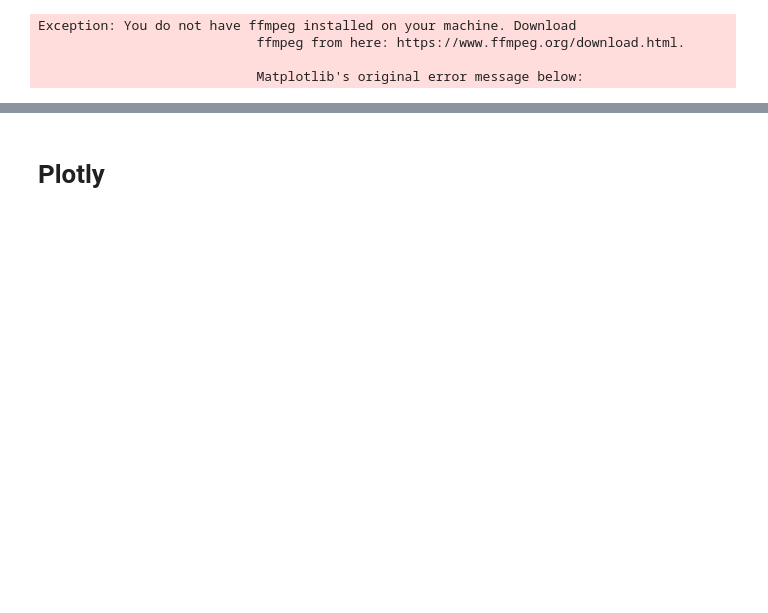
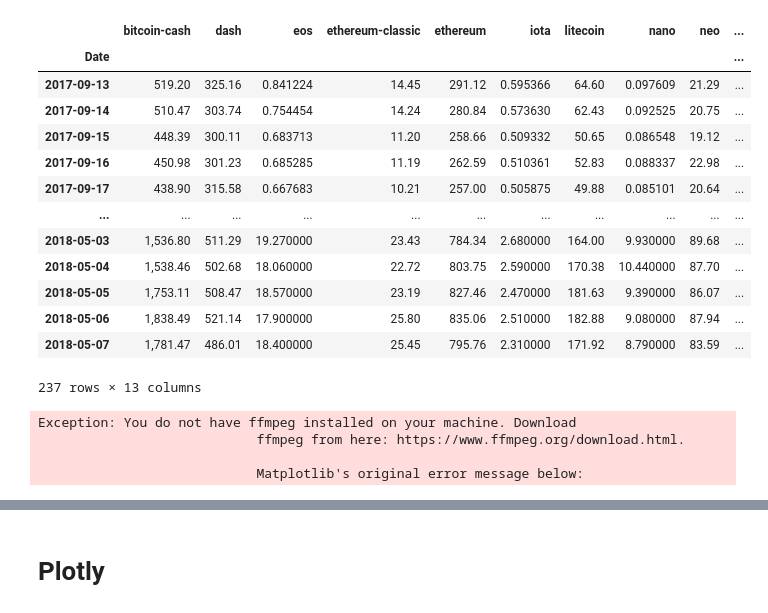
Before and after one commit to Os-f-dev/clasesdata_102020, a Jupyter notebook: w4_d4_Viz_Matplotlib_Seaborn_etc.ipynb, the cells around one changed output, grey strips where cells are left out. Cells and saved outputs as stored; diff of their text form; code cells hidden in the pictures; blank space fills up the shorter version.

Commit message:
w4_d4_barchart_race

```diff
--- a/w4_d4_Viz_Matplotlib_Seaborn_etc.ipynb
+++ b/w4_d4_Viz_Matplotlib_Seaborn_etc.ipynb
@@ -345,2 +412,7 @@ crypto = pd.read_csv('data/crypto_complete.csv')
+# %%
+df_final.set_index('Date', inplace = True)
+df_final.columns = lst_names
+# %%
+df_final.drop('bitcoin', inplace = True, axis = 1)
 # %%
-crypto.sort_index(inplace = True,ascending = True)
+df_final.sort_index(inplace = True,ascending = True)
@@ -364,10 +419,27 @@ crypto.set_index('Date')
-# %%
-bcr.bar_chart_race(crypto)
-# %% [output]
-Exception: You do not have ffmpeg installed on your machine. Download
-                            ffmpeg from here: https://www.ffmpeg.org/download.html.
-
-                            Matplotlib's original error message below:
+# %%
+df_final
+# %% [output]
+|  | bitcoin-cash | dash | eos | ethereum-classic | ethereum | iota | litecoin | nano | neo | ... |
+| Date |  |  |  |  |  |  |  |  |  | ... |
+| 2017-09-13 | 519.20 | 325.16 | 0.841224 | 14.45 | 291.12 | 0.595366 | 64.60 | 0.097609 | 21.29 | ... |
+| 2017-09-14 | 510.47 | 303.74 | 0.754454 | 14.24 | 280.84 | 0.573630 | 62.43 | 0.092525 | 20.75 | ... |
+| 2017-09-15 | 448.39 | 300.11 | 0.683713 | 11.20 | 258.66 | 0.509332 | 50.65 | 0.086548 | 19.12 | ... |
+| 2017-09-16 | 450.98 | 301.23 | 0.685285 | 11.19 | 262.59 | 0.510361 | 52.83 | 0.088337 | 22.98 | ... |
+| 2017-09-17 | 438.90 | 315.58 | 0.667683 | 10.21 | 257.00 | 0.505875 | 49.88 | 0.085101 | 20.64 | ... |
+| ... | ... | ... | ... | ... | ... | ... | ... | ... | ... | ... |
+| 2018-05-03 | 1,536.80 | 511.29 | 19.270000 | 23.43 | 784.34 | 2.680000 | 164.00 | 9.930000 | 89.68 | ... |
+| 2018-05-04 | 1,538.46 | 502.68 | 18.060000 | 22.72 | 803.75 | 2.590000 | 170.38 | 10.440000 | 87.70 | ... |
+| 2018-05-05 | 1,753.11 | 508.47 | 18.570000 | 23.19 | 827.46 | 2.470000 | 181.63 | 9.390000 | 86.07 | ... |
+| 2018-05-06 | 1,838.49 | 521.14 | 17.900000 | 25.80 | 835.06 | 2.510000 | 182.88 | 9.080000 | 87.94 | ... |
+| 2018-05-07 | 1,781.47 | 486.01 | 18.400000 | 25.45 | 795.76 | 2.310000 | 171.92 | 8.790000 | 83.59 | ... |
+237 rows × 13 columns
+# %%
+bcr.bar_chart_race(df_final, filename = 'crypto_race.mp4', dpi = 300, title='Precio de Cryptos')
+# %% [output]
+Exception: You do not have ffmpeg installed on your machine. Download
+                            ffmpeg from here: https://www.ffmpeg.org/download.html.
+
+                            Matplotlib's original error message below:
 # %%
 import chart_studio.plotly as py
 import cufflinks as cf
```
Also changed, not shown: parts of 15 cells of this notebook, 15 other files.
